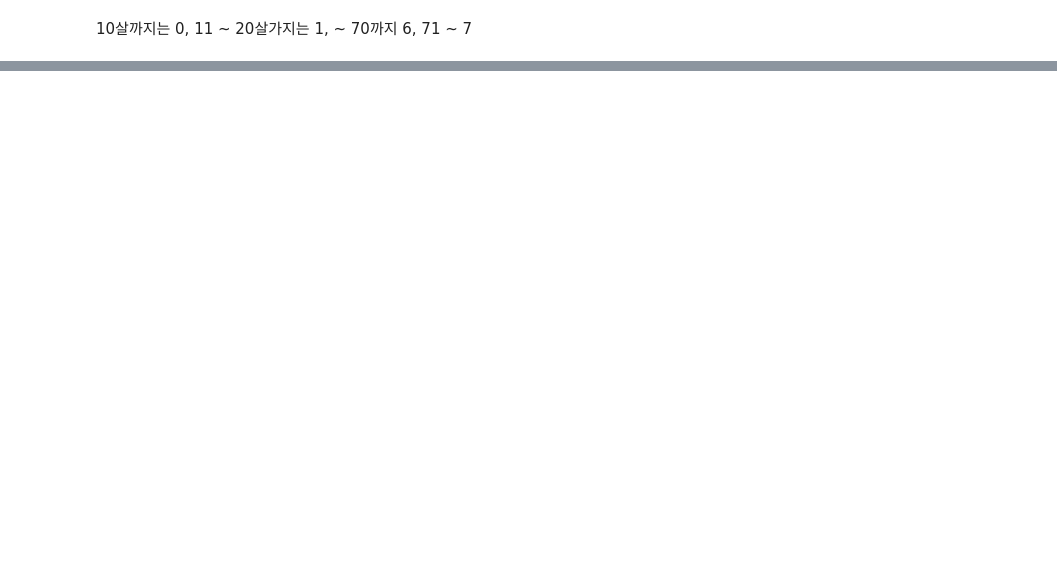
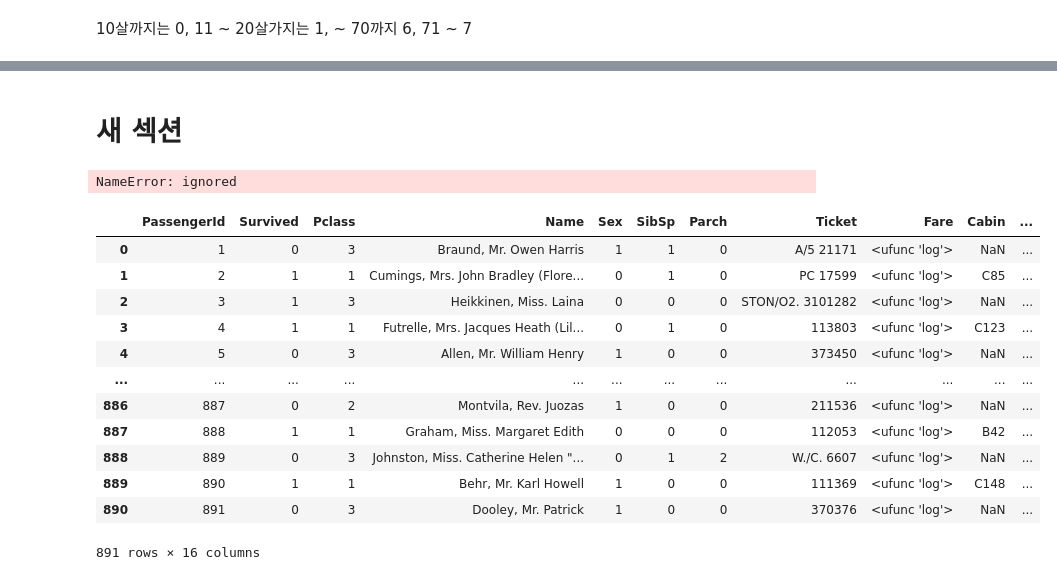
Before and after one commit to prischee/lol_test, a Jupyter notebook: 2023_03_30.ipynb, the cells around one changed output, grey strips where cells are left out. Cells and saved outputs as stored; diff of their text form; code cells hidden in the pictures; blank space fills up the shorter version.

```diff
--- a/2023_03_30.ipynb
+++ b/2023_03_30.ipynb
@@ -126,0 +220,30 @@ df_train
+# %% [markdown]
+# 새 섹션
+# %%
+heatmap_data = df_Train[['Survived', 'Pclass', 'Sex', 'Fare', 'Embarked', 'FamilySize', 'Initial', 'Age_cat']]
+
+colormap = plt.cm.RdBu
+plt.figure(figsize = (14, 12))
+plt.title('Person correlation of Features')
+sns.heatmap(heatmap_data.astype(float).corr(), linewidths = 0.1, vmax = 1.0, square = True, cmap = colormap, linecolor = 'white', annot = True, annot_kws = {'size' : 16})
+# %% [output]
+NameError: ignored
+# %%
+df_train = pd.get_dummies(df_train, columns = ['Initial'], prefix = 'Initial')
+df_test = pd.get_dummies(df_test, columns = ['Initial'], prefix = 'Initial')
+# %%
+df_train
+# %% [output]
+|  | PassengerId | Survived | Pclass | Name | Sex | SibSp | Parch | Ticket | Fare | Cabin | ... |
+| 0 | 1 | 0 | 3 | Braund, Mr. Owen Harris | 1 | 1 | 0 | A/5 21171 | <ufunc 'log'> | NaN | ... |
+| 1 | 2 | 1 | 1 | Cumings, Mrs. John Bradley (Flore... | 0 | 1 | 0 | PC 17599 | <ufunc 'log'> | C85 | ... |
+| 2 | 3 | 1 | 3 | Heikkinen, Miss. Laina | 0 | 0 | 0 | STON/O2. 3101282 | <ufunc 'log'> | NaN | ... |
+| 3 | 4 | 1 | 1 | Futrelle, Mrs. Jacques Heath (Lil... | 0 | 1 | 0 | 113803 | <ufunc 'log'> | C123 | ... |
+| 4 | 5 | 0 | 3 | Allen, Mr. William Henry | 1 | 0 | 0 | 373450 | <ufunc 'log'> | NaN | ... |
+| ... | ... | ... | ... | ... | ... | ... | ... | ... | ... | ... | ... |
+| 886 | 887 | 0 | 2 | Montvila, Rev. Juozas | 1 | 0 | 0 | 211536 | <ufunc 'log'> | NaN | ... |
+| 887 | 888 | 1 | 1 | Graham, Miss. Margaret Edith | 0 | 0 | 0 | 112053 | <ufunc 'log'> | B42 | ... |
+| 888 | 889 | 0 | 3 | Johnston, Miss. Catherine Helen "... | 0 | 1 | 2 | W./C. 6607 | <ufunc 'log'> | NaN | ... |
+| 889 | 890 | 1 | 1 | Behr, Mr. Karl Howell | 1 | 0 | 0 | 111369 | <ufunc 'log'> | C148 | ... |
+| 890 | 891 | 0 | 3 | Dooley, Mr. Patrick | 1 | 0 | 0 | 370376 | <ufunc 'log'> | NaN | ... |
+891 rows × 16 columns
```
Also changed, not shown: parts of 42 cells of this notebook.
